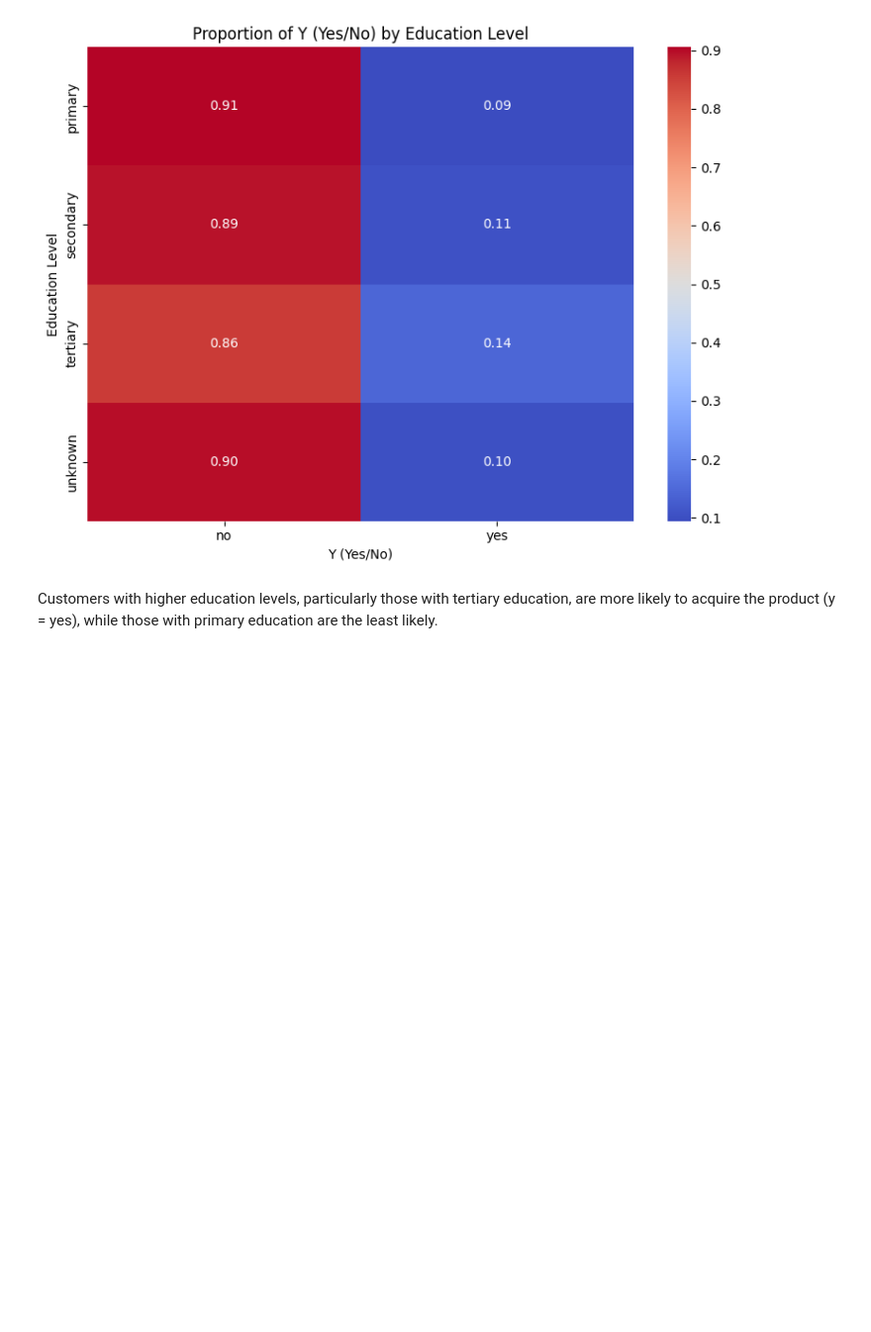
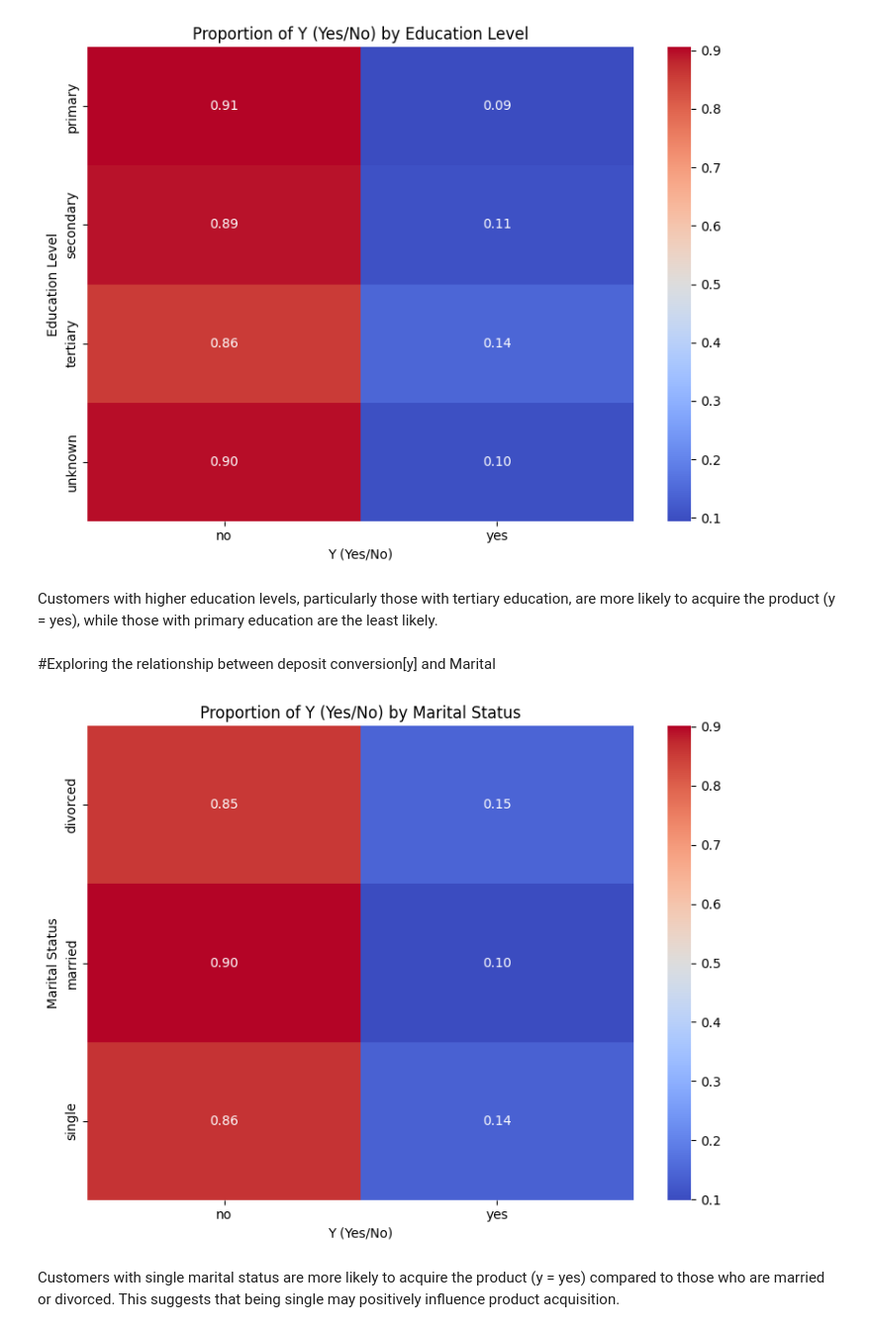
Before and after one commit to viktoruebelhart/uci_bank, a Jupyter notebook: UCI_BANK.ipynb, the cells around one changed output. Shown at 99% size. Saved outputs shown, nothing was run; the diff lists cells and outputs as text; code cells hidden in the pictures; blank space fills up the shorter version.

```diff
--- a/UCI_BANK.ipynb
+++ b/UCI_BANK.ipynb
@@ -766,3 +766,22 @@ plt.show()
 # %% [markdown]
 
 Customers with higher education levels, particularly those with tertiary education, are more likely to acquire the product (y = yes), while those with primary education are the least likely.
+# %% [markdown]
+#Exploring the relationship between deposit conversion[y] and Marital
+# %%
+# Group by 'marital' and 'y' to calculate proportions
+marital_y = df.groupby(['marital', 'y']).size().unstack(fill_value=0)
+marital_proportions = marital_y.div(marital_y.sum(axis=1), axis=0)
+
+# Create a heatmap for 'marital' vs 'y'
+plt.figure(figsize=(8, 6))
+sns.heatmap(marital_proportions, annot=True, cmap='coolwarm', fmt='.2f')
+plt.title('Proportion of Y (Yes/No) by Marital Status')
+plt.xlabel('Y (Yes/No)')
+plt.ylabel('Marital Status')
+plt.tight_layout()
+plt.show()
+# %% [output]
+[figure, added]
+# %% [markdown]
+Customers with single marital status are more likely to acquire the product (y = yes) compared to those who are married or divorced. This suggests that being single may positively influence product acquisition.
```
Also changed, not shown: parts of 1 cell of this notebook.
